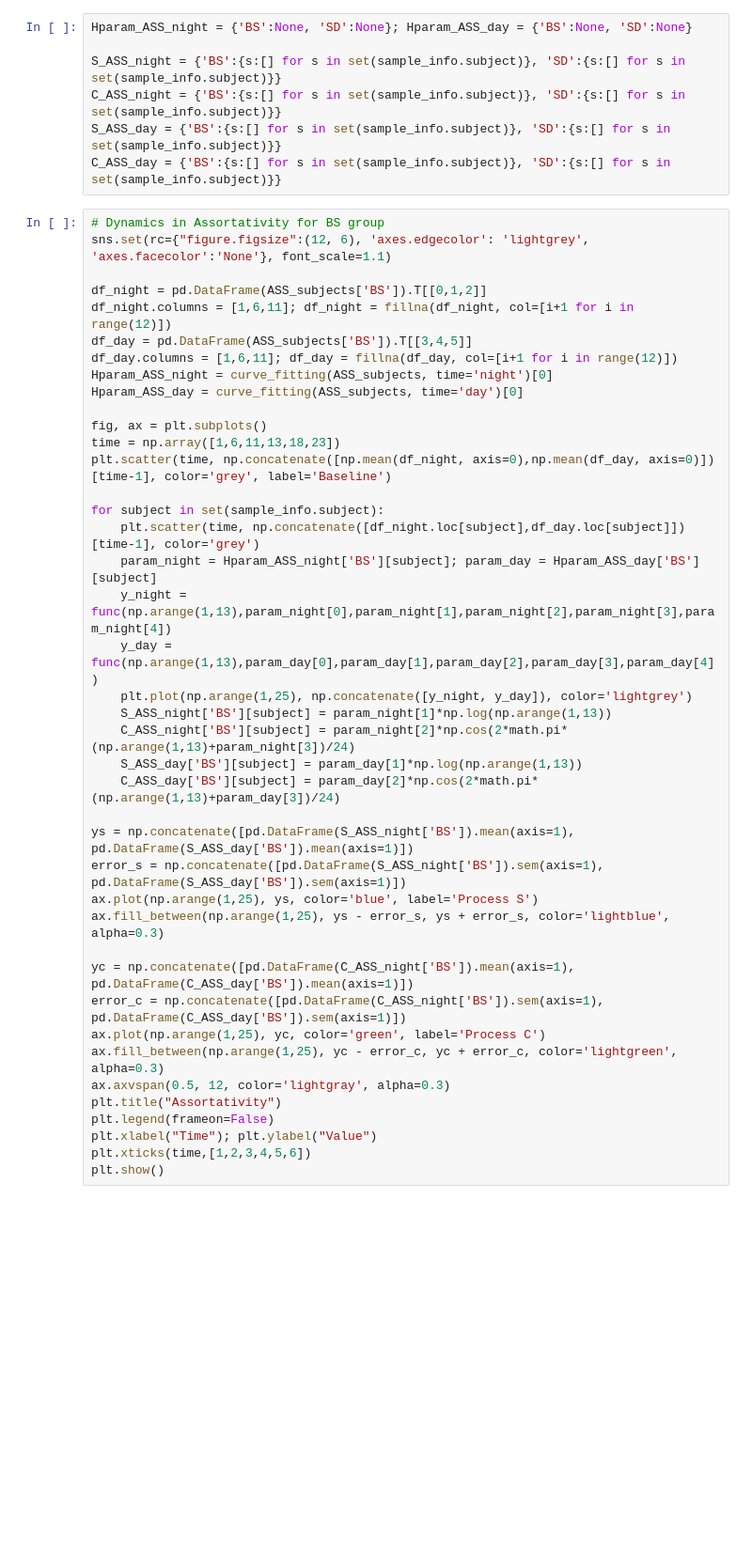
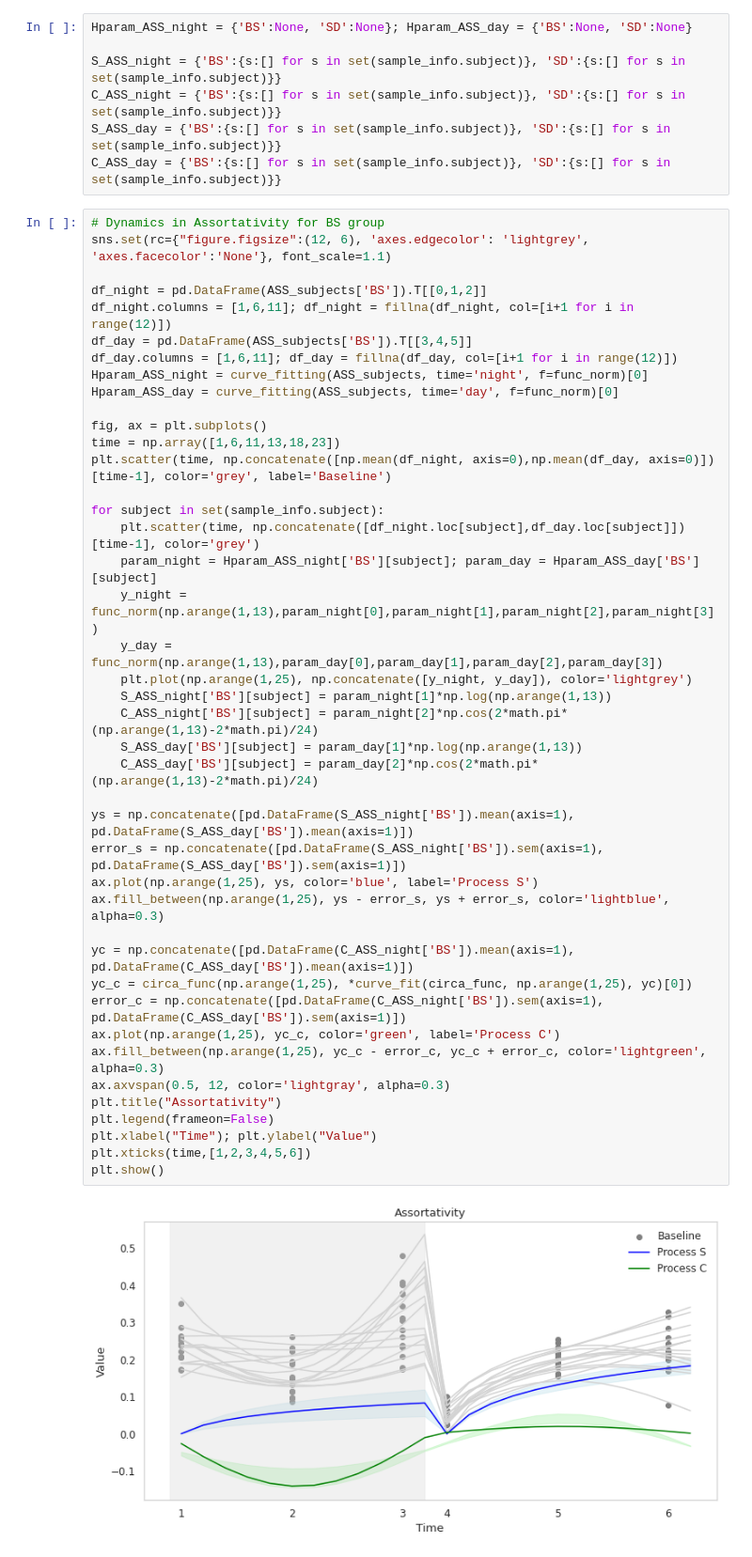
Before and after one commit to BISL-jypark/dynamics-in-sleep, a Jupyter notebook: src/sleep-deprivation-study.ipynb, the cells around one changed output. Shown: that part at 94% size. Saved outputs shown, nothing was run; the diff lists cells and outputs as text; blank space fills up the shorter version.

```diff
--- a/src/sleep-deprivation-study.ipynb
+++ b/src/sleep-deprivation-study.ipynb
@@ -702,41 +705,44 @@ sns.set(rc={"figure.figsize":(12, 6), 'axes.edgecolor': 'lightgrey', 'axes.facec
 
 df_night = pd.DataFrame(ASS_subjects['BS']).T[[0,1,2]]
 df_night.columns = [1,6,11]; df_night = fillna(df_night, col=[i+1 for i in range(12)])
 df_day = pd.DataFrame(ASS_subjects['BS']).T[[3,4,5]]
 df_day.columns = [1,6,11]; df_day = fillna(df_day, col=[i+1 for i in range(12)])
-Hparam_ASS_night = curve_fitting(ASS_subjects, time='night')[0]
-Hparam_ASS_day = curve_fitting(ASS_subjects, time='day')[0]
+Hparam_ASS_night = curve_fitting(ASS_subjects, time='night', f=func_norm)[0]
+Hparam_ASS_day = curve_fitting(ASS_subjects, time='day', f=func_norm)[0]
 
 fig, ax = plt.subplots()
 time = np.array([1,6,11,13,18,23])
 plt.scatter(time, np.concatenate([np.mean(df_night, axis=0),np.mean(df_day, axis=0)])[time-1], color='grey', label='Baseline')
 
 for subject in set(sample_info.subject):
     plt.scatter(time, np.concatenate([df_night.loc[subject],df_day.loc[subject]])[time-1], color='grey')
     param_night = Hparam_ASS_night['BS'][subject]; param_day = Hparam_ASS_day['BS'][subject]
-    y_night = func(np.arange(1,13),param_night[0],param_night[1],param_night[2],param_night[3],param_night[4])
-    y_day = func(np.arange(1,13),param_day[0],param_day[1],param_day[2],param_day[3],param_day[4])
+    y_night = func_norm(np.arange(1,13),param_night[0],param_night[1],param_night[2],param_night[3])
+    y_day = func_norm(np.arange(1,13),param_day[0],param_day[1],param_day[2],param_day[3])
     plt.plot(np.arange(1,25), np.concatenate([y_night, y_day]), color='lightgrey')
     S_ASS_night['BS'][subject] = param_night[1]*np.log(np.arange(1,13))
-    C_ASS_night['BS'][subject] = param_night[2]*np.cos(2*math.pi*(np.arange(1,13)+param_night[3])/24)
+    C_ASS_night['BS'][subject] = param_night[2]*np.cos(2*math.pi*(np.arange(1,13)-2*math.pi)/24)
     S_ASS_day['BS'][subject] = param_day[1]*np.log(np.arange(1,13))
-    C_ASS_day['BS'][subject] = param_day[2]*np.cos(2*math.pi*(np.arange(1,13)+param_day[3])/24)
+    C_ASS_day['BS'][subject] = param_day[2]*np.cos(2*math.pi*(np.arange(1,13)-2*math.pi)/24)
 
 ys = np.concatenate([pd.DataFrame(S_ASS_night['BS']).mean(axis=1), pd.DataFrame(S_ASS_day['BS']).mean(axis=1)])
 error_s = np.concatenate([pd.DataFrame(S_ASS_night['BS']).sem(axis=1), pd.DataFrame(S_ASS_day['BS']).sem(axis=1)])
 ax.plot(np.arange(1,25), ys, color='blue', label='Process S')
 ax.fill_between(np.arange(1,25), ys - error_s, ys + error_s, color='lightblue', alpha=0.3)
 
 yc = np.concatenate([pd.DataFrame(C_ASS_night['BS']).mean(axis=1), pd.DataFrame(C_ASS_day['BS']).mean(axis=1)])
+yc_c = circa_func(np.arange(1,25), *curve_fit(circa_func, np.arange(1,25), yc)[0])
 error_c = np.concatenate([pd.DataFrame(C_ASS_night['BS']).sem(axis=1), pd.DataFrame(C_ASS_day['BS']).sem(axis=1)])
-ax.plot(np.arange(1,25), yc, color='green', label='Process C')
-ax.fill_between(np.arange(1,25), yc - error_c, yc + error_c, color='lightgreen', alpha=0.3)
+ax.plot(np.arange(1,25), yc_c, color='green', label='Process C')
+ax.fill_between(np.arange(1,25), yc_c - error_c, yc_c + error_c, color='lightgreen', alpha=0.3)
 ax.axvspan(0.5, 12, color='lightgray', alpha=0.3)
 plt.title("Assortativity")
 plt.legend(frameon=False)
 plt.xlabel("Time"); plt.ylabel("Value")
 plt.xticks(time,[1,2,3,4,5,6])
 plt.show()
+# %% [output]
+[figure, added]
 # %%
 # Dynamics in Assortativity for SD group
 sns.set(rc={"figure.figsize":(12, 6), 'axes.edgecolor': 'lightgrey', 'axes.facecolor':'None'}, font_scale=1.1)
```
Also changed, not shown: parts of 7 cells of this notebook, 5 other files.
